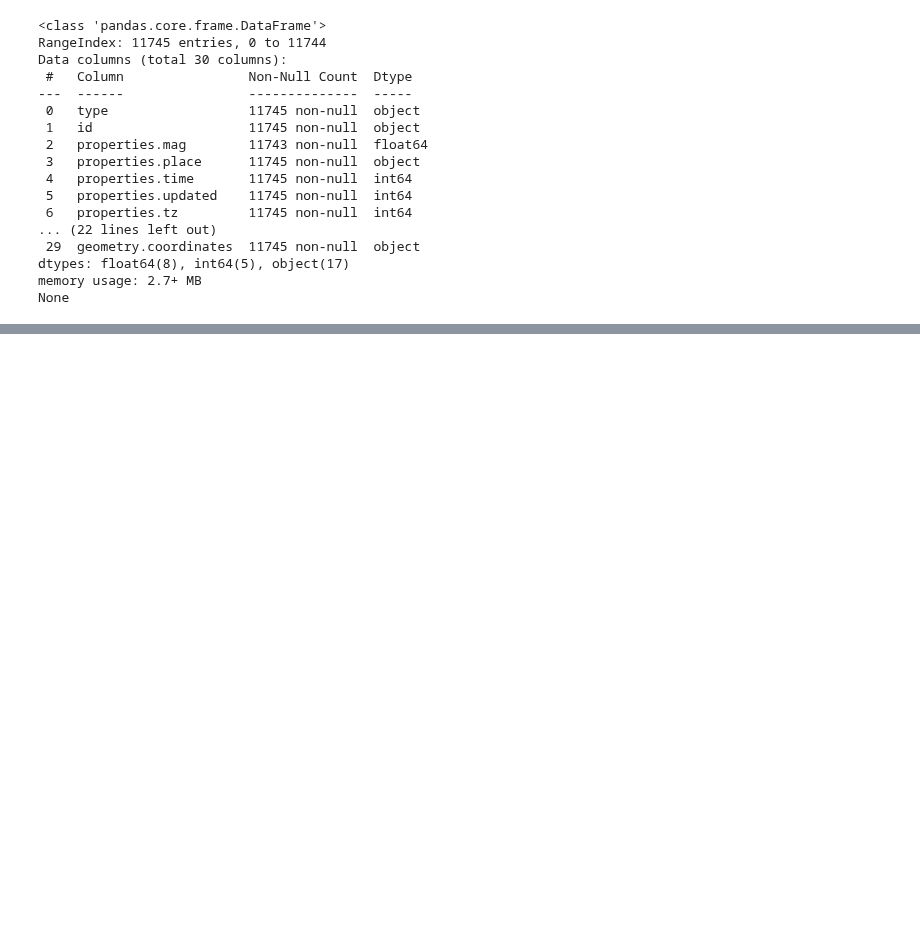
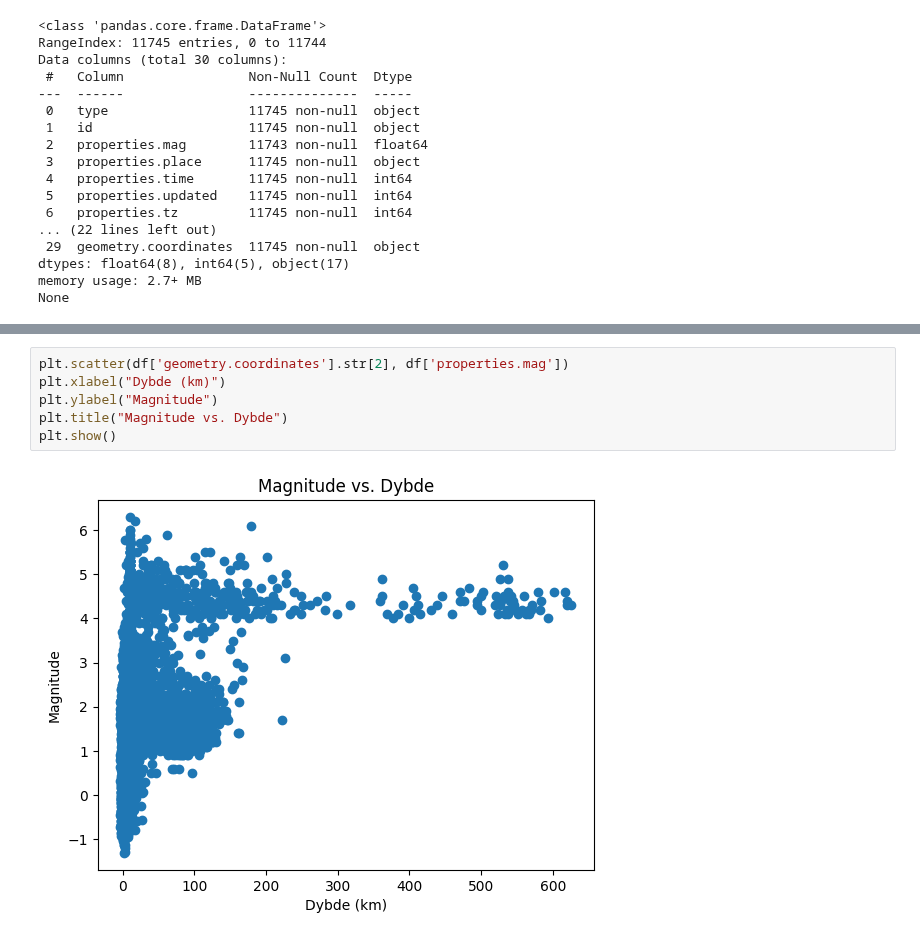
Before and after one commit to Gervig/Business-Intelligence, a Jupyter notebook: MP1/MP1_30dayQuakes_json.ipynb, the cells around one changed output, grey strips where cells are left out. Drawn from its saved outputs; the diff is of its cells as text; blank space fills up the shorter version.

```diff
--- a/MP1/MP1_30dayQuakes_json.ipynb
+++ b/MP1/MP1_30dayQuakes_json.ipynb
@@ -114,0 +150,8 @@ plt.show()
+# %%
+plt.scatter(df['geometry.coordinates'].str[2], df['properties.mag'])
+plt.xlabel("Dybde (km)")
+plt.ylabel("Magnitude")
+plt.title("Magnitude vs. Dybde")
+plt.show()
+# %% [output]
+[figure, added]
```
Also changed, not shown: parts of 5 cells of this notebook, 1 other file.
